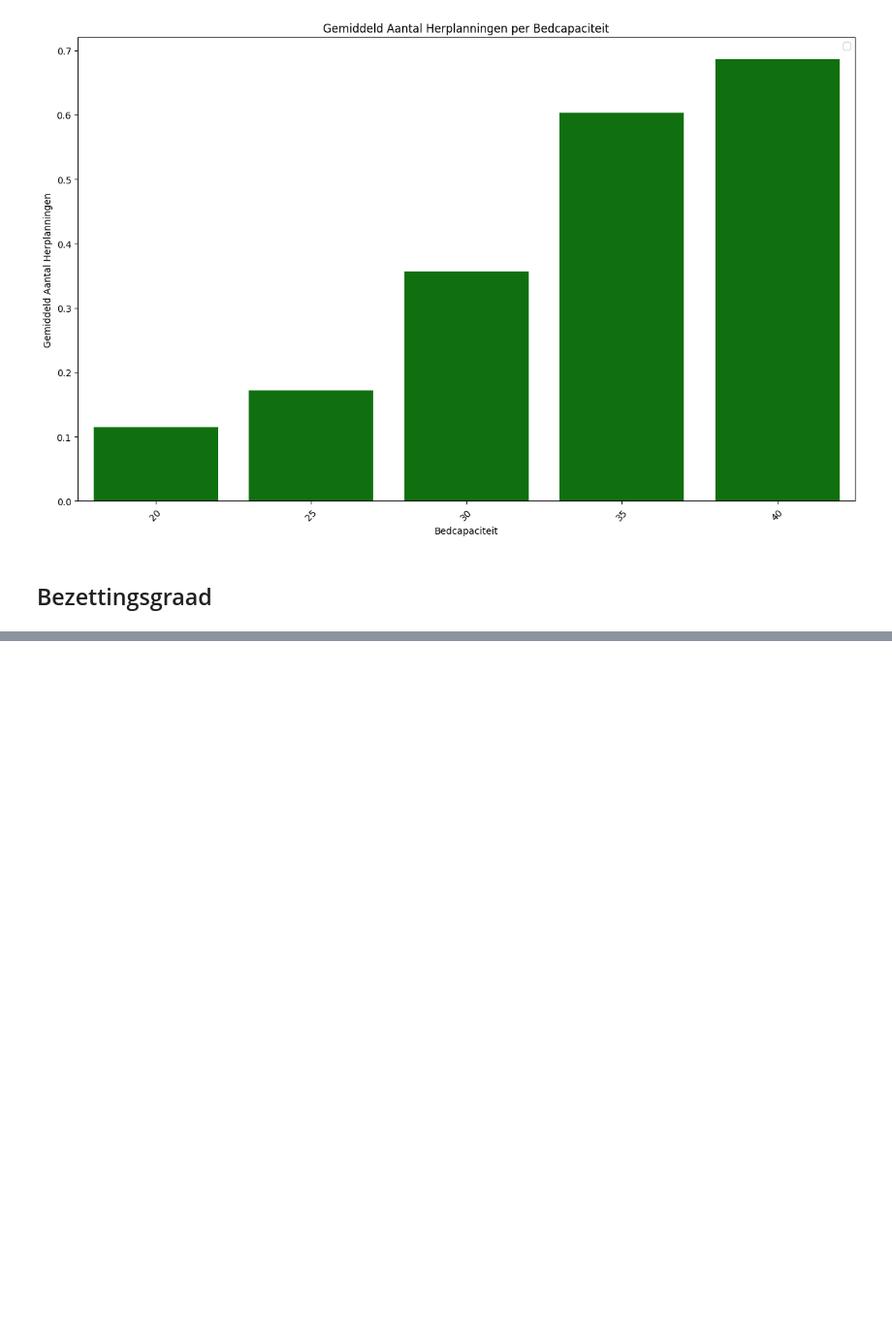
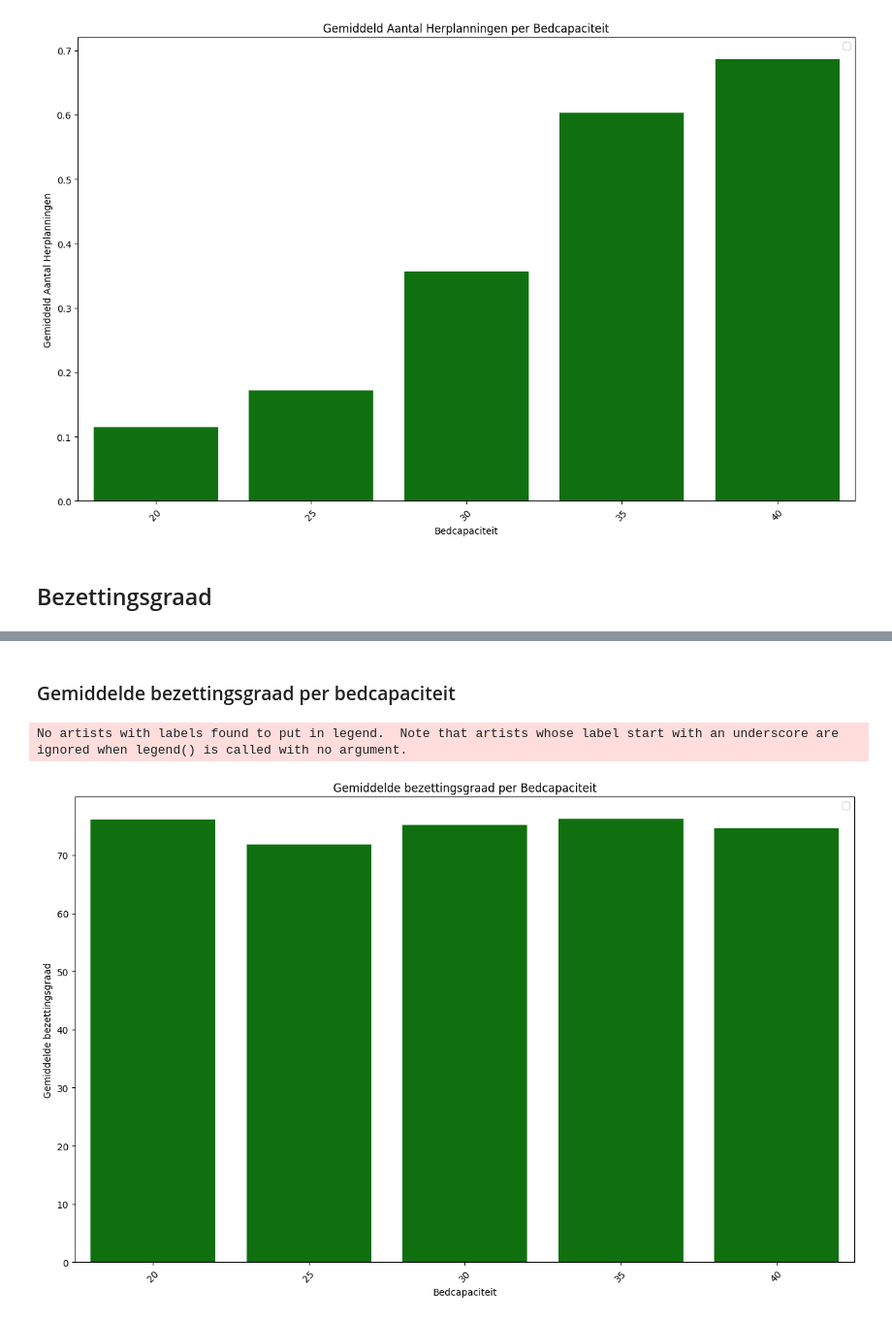
Before and after one commit to FabianTrapman/Project_BOG, a Jupyter notebook: Data Analysis.ipynb, the cells around one changed output, grey strips where cells are left out. Shown at 97% size. Saved outputs shown, nothing was run; the diff lists cells and outputs as text; code cells hidden in the pictures; blank space fills up the shorter version.

```diff
--- a/Data Analysis.ipynb
+++ b/Data Analysis.ipynb
@@ -291,0 +302,12 @@ No artists with labels found to put in legend.  Note that artists whose label st
+# %% [markdown]
+### Gemiddelde bezettingsgraad per bedcapaciteit
+# %%
+aggregated_data = df.groupby('Bedcapaciteit')['Bezettingsgraad'].mean().reset_index()
+
+create_barchart(aggregated_data, x_col='Bedcapaciteit', y_col='Bezettingsgraad',
+                title='Gemiddelde bezettingsgraad per Bedcapaciteit',
+                xlabel='Bedcapaciteit', ylabel='Gemiddelde bezettingsgraad',
+                color='green')
+# %% [output]
+No artists with labels found to put in legend.  Note that artists whose label start with an underscore are ignored when legend() is called with no argument.
+[figure, added]
```
Also changed, not shown: parts of 2 cells of this notebook.
